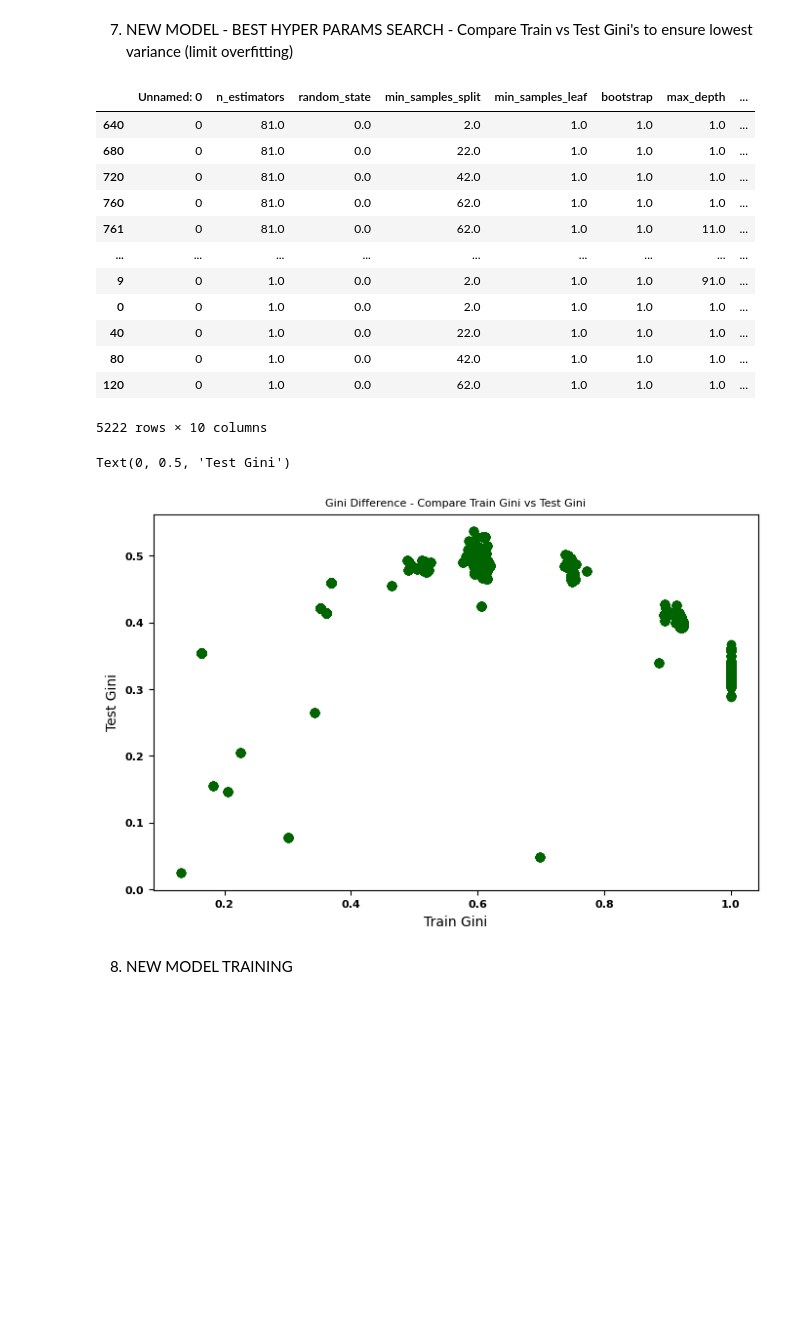
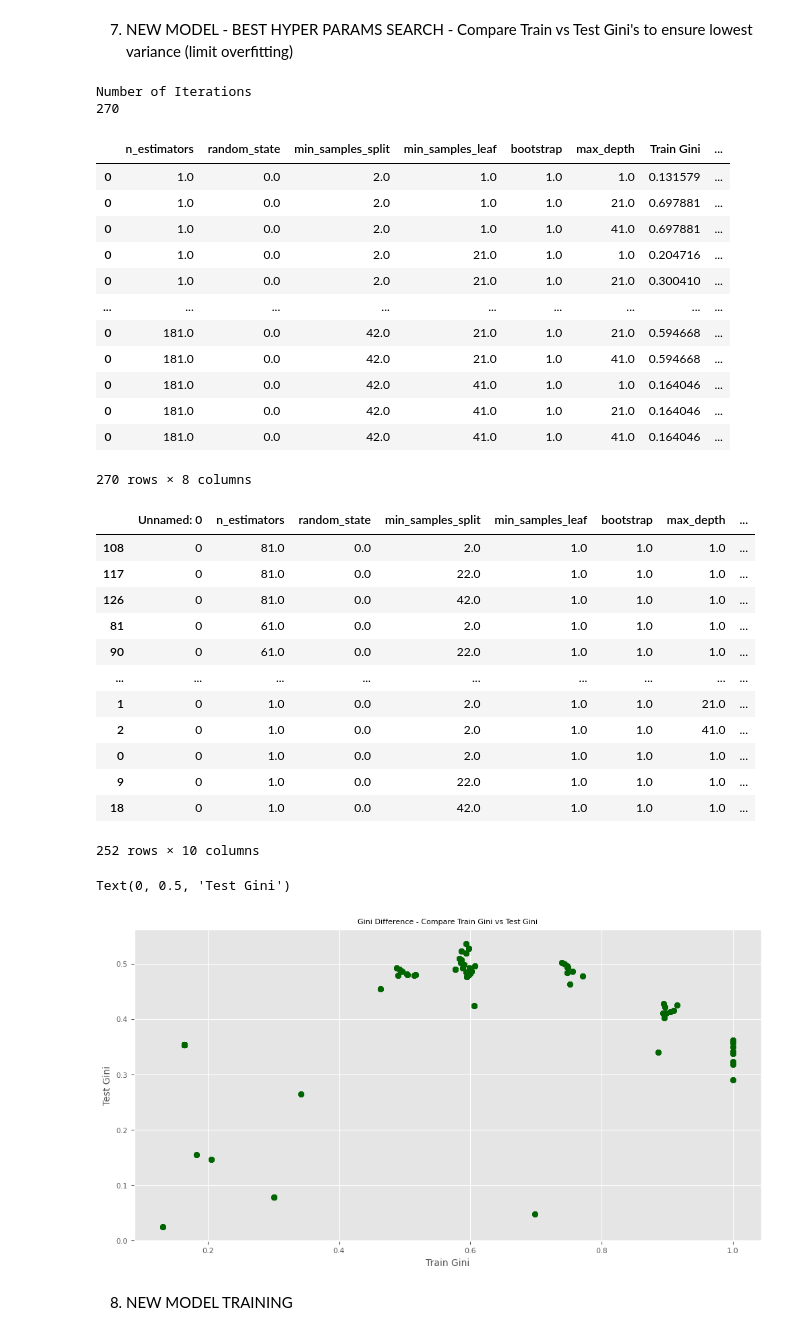
Before and after one commit to GPUK79/data-science-portfolio, a Jupyter notebook: 03_RandomForestForClassification.ipynb, the cells around one changed output. Cells and saved outputs as stored; diff of their text form; code cells hidden in the pictures; blank space fills up the shorter version.

```diff
--- a/03_RandomForestForClassification.ipynb
+++ b/03_RandomForestForClassification.ipynb
@@ -284,7 +284,7 @@ clf = RandomForestClassifier(n_estimators=400,
                                 random_state=0,
                                 min_samples_split = 10,
                                 min_samples_leaf = 1,
-                                max_features= 'auto',
+                                max_features= 'sqrt',
                                 bootstrap = True,
                                 max_depth= 70
                                 )
@@ -424,15 +438,15 @@ Gini for Test Sample is 0.351
 # %% [markdown]
 7. NEW MODEL - BEST HYPER PARAMS SEARCH - Compare Train vs Test Gini's to ensure lowest variance (limit overfitting)
 # %%
-if False:
+if True:
     d = pd.DataFrame(index = [0],columns=['n_estimators','random_state','min_samples_split',"min_samples_leaf","bootstrap","max_depth","Train Gini", "Test Gini"])
     d.to_csv('randomForestHyperParams.csv')
 
-    n_estimators = list((range(1,901,20)))
-    min_samples_split = list((range(2,81,20)))
-    min_samples_leaf = list((range(1,81,20)))
+    n_estimators = list((range(1,201,20)))
+    min_samples_split = list((range(2,61,20)))
+    min_samples_leaf = list((range(1,61,20)))
     bootstrap = [True]
-    max_depth = list((range(1,101,10)))
+    max_depth = list((range(1,61,20)))
 
 
     print("Number of Iterations")
@@ -448,7 +462,7 @@ if False:
                                                         random_state=0,
                                                         min_samples_split = min_samples_split[j],
                                                         min_samples_leaf = min_samples_leaf[k],
-                                                        max_features= 'auto',
+                                                        max_features= 'sqrt',
                                                         bootstrap = bootstrap[l],
                                                         max_depth= max_depth[m]
                                                         )
@@ -477,47 +491,62 @@ if False:
                                         "bootstrap": bootstrap[l],
                                         "max_depth" : max_depth[m],
                                         "Train Gini" : GiniTrain,
                                         "Test Gini" : GiniTest
                                             }
                                             )
                         s = pd.concat([a, dd])
                         s = s.dropna()
                         s.to_csv('randomForestHyperParams.csv')
 
     display(s)
 
 s = pd.read_csv("randomForestHyperParams.csv")
 s['Gini Difference'] = s['Test Gini'] - s['Train Gini']
 s = s.loc[s['Test Gini'] > 0]
 dd = s.sort_values(by=['Test Gini','Gini Difference'], ascending=False)
 display(dd)
 
 fig = plt.figure()
 
 ax1 = fig.add_subplot(111)
 ax1.tick_params(axis='both', which='major', labelsize=8)
 ax1.scatter(x=s['Train Gini'],
                     y=s['Test Gini'],
                     c='DarkGreen')
 ax1.set_title("Gini Difference - Compare Train Gini vs Test Gini", fontsize=8)
 ax1.set_xlabel("Train Gini", fontsize = 10)
 ax1.set_ylabel("Test Gini", fontsize = 10)
 # %% [output]
+Number of Iterations
+270
-|  | Unnamed: 0 | n_estimators | random_state | min_samples_split | min_samples_leaf | bootstrap | max_depth | ... |
-| 640 | 0 | 81.0 | 0.0 | 2.0 | 1.0 | 1.0 | 1.0 | ... |
-| 680 | 0 | 81.0 | 0.0 | 22.0 | 1.0 | 1.0 | 1.0 | ... |
-| 720 | 0 | 81.0 | 0.0 | 42.0 | 1.0 | 1.0 | 1.0 | ... |
-| 760 | 0 | 81.0 | 0.0 | 62.0 | 1.0 | 1.0 | 1.0 | ... |
-| 761 | 0 | 81.0 | 0.0 | 62.0 | 1.0 | 1.0 | 11.0 | ... |
+|  | n_estimators | random_state | min_samples_split | min_samples_leaf | bootstrap | max_depth | Train Gini | ... |
+| 0 | 1.0 | 0.0 | 2.0 | 1.0 | 1.0 | 1.0 | 0.131579 | ... |
+| 0 | 1.0 | 0.0 | 2.0 | 1.0 | 1.0 | 21.0 | 0.697881 | ... |
+| 0 | 1.0 | 0.0 | 2.0 | 1.0 | 1.0 | 41.0 | 0.697881 | ... |
+| 0 | 1.0 | 0.0 | 2.0 | 21.0 | 1.0 | 1.0 | 0.204716 | ... |
+| 0 | 1.0 | 0.0 | 2.0 | 21.0 | 1.0 | 21.0 | 0.300410 | ... |
 | ... | ... | ... | ... | ... | ... | ... | ... | ... |
-| 9 | 0 | 1.0 | 0.0 | 2.0 | 1.0 | 1.0 | 91.0 | ... |
-| 0 | 0 | 1.0 | 0.0 | 2.0 | 1.0 | 1.0 | 1.0 | ... |
-| 40 | 0 | 1.0 | 0.0 | 22.0 | 1.0 | 1.0 | 1.0 | ... |
-| 80 | 0 | 1.0 | 0.0 | 42.0 | 1.0 | 1.0 | 1.0 | ... |
-| 120 | 0 | 1.0 | 0.0 | 62.0 | 1.0 | 1.0 | 1.0 | ... |
+| 0 | 181.0 | 0.0 | 42.0 | 21.0 | 1.0 | 21.0 | 0.594668 | ... |
+| 0 | 181.0 | 0.0 | 42.0 | 21.0 | 1.0 | 41.0 | 0.594668 | ... |
+| 0 | 181.0 | 0.0 | 42.0 | 41.0 | 1.0 | 1.0 | 0.164046 | ... |
+| 0 | 181.0 | 0.0 | 42.0 | 41.0 | 1.0 | 21.0 | 0.164046 | ... |
+| 0 | 181.0 | 0.0 | 42.0 | 41.0 | 1.0 | 41.0 | 0.164046 | ... |
-5222 rows × 10 columns
-Text(0, 0.5, 'Test Gini')
+270 rows × 8 columns
+|  | Unnamed: 0 | n_estimators | random_state | min_samples_split | min_samples_leaf | bootstrap | max_depth | ... |
+| 108 | 0 | 81.0 | 0.0 | 2.0 | 1.0 | 1.0 | 1.0 | ... |
+| 117 | 0 | 81.0 | 0.0 | 22.0 | 1.0 | 1.0 | 1.0 | ... |
+| 126 | 0 | 81.0 | 0.0 | 42.0 | 1.0 | 1.0 | 1.0 | ... |
+| 81 | 0 | 61.0 | 0.0 | 2.0 | 1.0 | 1.0 | 1.0 | ... |
+| 90 | 0 | 61.0 | 0.0 | 22.0 | 1.0 | 1.0 | 1.0 | ... |
+| ... | ... | ... | ... | ... | ... | ... | ... | ... |
+| 1 | 0 | 1.0 | 0.0 | 2.0 | 1.0 | 1.0 | 21.0 | ... |
+| 2 | 0 | 1.0 | 0.0 | 2.0 | 1.0 | 1.0 | 41.0 | ... |
+| 0 | 0 | 1.0 | 0.0 | 2.0 | 1.0 | 1.0 | 1.0 | ... |
+| 9 | 0 | 1.0 | 0.0 | 22.0 | 1.0 | 1.0 | 1.0 | ... |
+| 18 | 0 | 1.0 | 0.0 | 42.0 | 1.0 | 1.0 | 1.0 | ... |
+252 rows × 10 columns
+Text(0, 0.5, 'Test Gini')
-[figure, old version]
+[figure, new version]
 # %% [markdown]
 8. NEW MODEL TRAINING
 # %%
```
Also changed, not shown: parts of 5 cells of this notebook, 8 other files.
